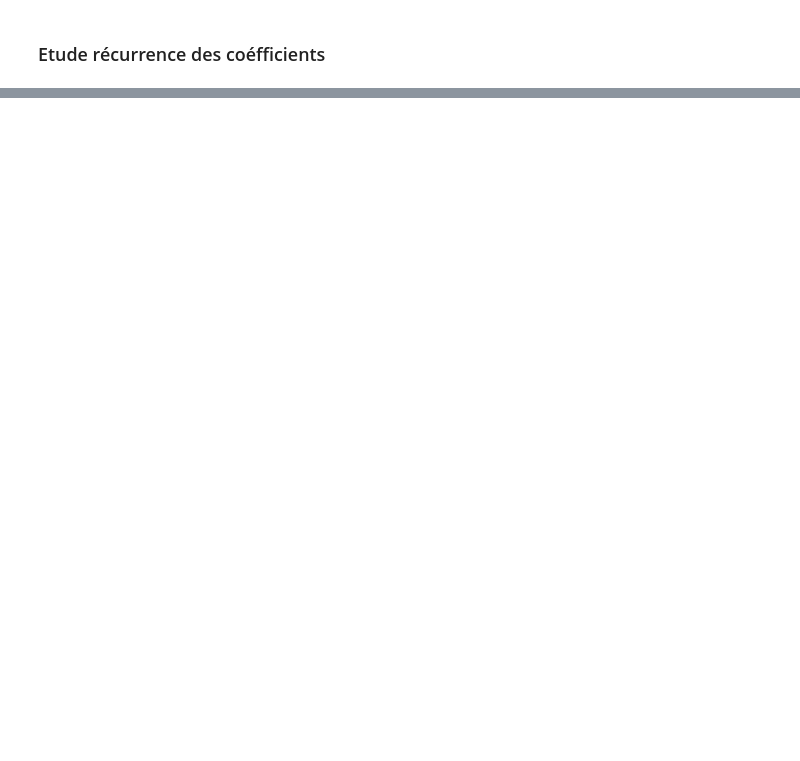
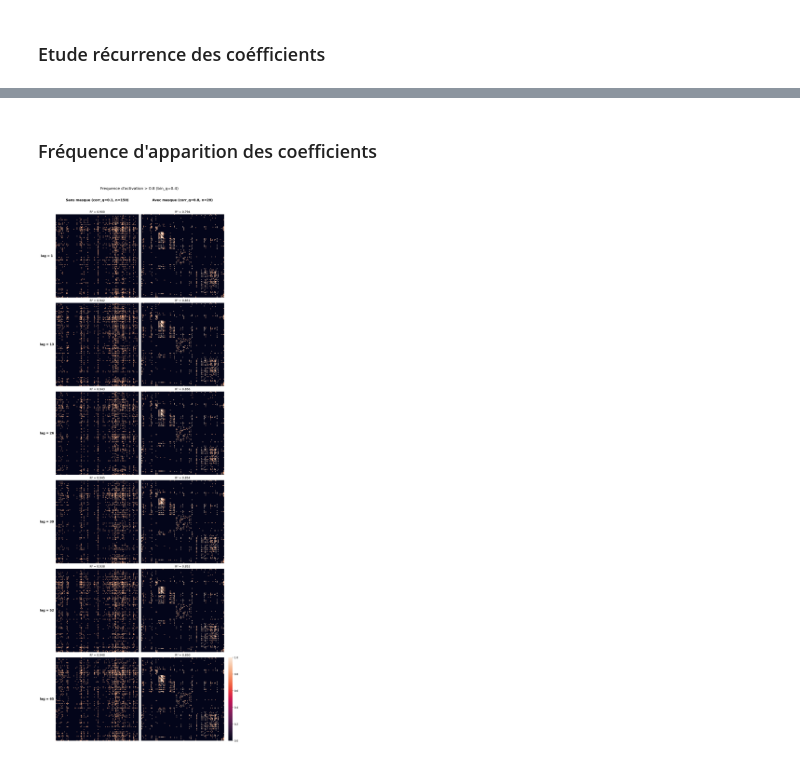
Before and after one commit to theodore34/contagion, a Jupyter notebook: notebook.ipynb, the cells around one changed output, grey strips where cells are left out. Saved outputs shown, nothing was run; the diff lists cells and outputs as text; code cells hidden in the pictures; blank space fills up the shorter version.

```diff
--- a/notebook.ipynb
+++ b/notebook.ipynb
@@ -153,0 +182,50 @@ KeyboardInterrupt:
+# %% [markdown]
+### Fréquence d'apparition des coefficients
+# %%
+from importlib import reload
+import functions; reload(functions)
+from functions import *
+
+lags = [1] + [13 * k for k in range(1, 6)]
+results = {}
+for lag in lags:
+    act_sans = activation_frequency(data, corr_quantile=0.1, asset_type="stock",
+                                    interval_size=150, binarization_quantile=0.4,
+                                    lag=lag, plot=False)
+    act_avec = activation_frequency(data, corr_quantile=0.8, asset_type="stock",
+                                    interval_size=20, binarization_quantile=0.4,
+                                    lag=lag, plot=False)
+    results[lag] = {
+        "sans": act_sans["freq"],
+        "avec": act_avec["freq"],
+        "r2_sans": act_sans["rolling"]["r2_total"],
+        "r2_avec": act_avec["rolling"]["r2_total"],
+    }
+
+n = len(lags)
+fig, axes = plt.subplots(n, 2, figsize=(11, 5 * n), constrained_layout=True)
+if n == 1:
+    axes = axes[np.newaxis, :]
+
+col_labels = ["Sans masque (corr_q=0.1, n=150)", "Avec masque (corr_q=0.8, n=20)"]
+for j, label in enumerate(col_labels):
+    axes[0, j].annotate(label, xy=(0.5, 1.15), xycoords="axes fraction",
+                        ha="center", va="bottom", fontsize=13, fontweight="bold")
+
+last_im = None
+for i, lag in enumerate(lags):
+    r = results[lag]
+    for j, (key, r2_key) in enumerate([("sans", "r2_sans"), ("avec", "r2_avec")]):
+        show_cbar = (i == n - 1 and j == 1)
+        sns.heatmap(np.where(r[key] > 0.8, r[key], 0),
+                    vmin=0, vmax=1, ax=axes[i, j], cbar=show_cbar, square=True)
+        axes[i, j].set_xticks([]); axes[i, j].set_yticks([])
+        axes[i, j].set_title(f"R² = {r[r2_key]:.3f}", fontsize=11)
+
+    axes[i, 0].set_ylabel(f"lag = {lag}", fontsize=12, fontweight="bold",
+                          rotation=0, labelpad=35, va="center")
+
+fig.suptitle("Frequence d'activation > 0.8 (bin_q=0.4)", fontsize=15, y=1.02)
+plt.show()
+# %% [output]
+[figure, added]
```
Also changed, not shown: parts of 27 cells of this notebook, 5 other files.
